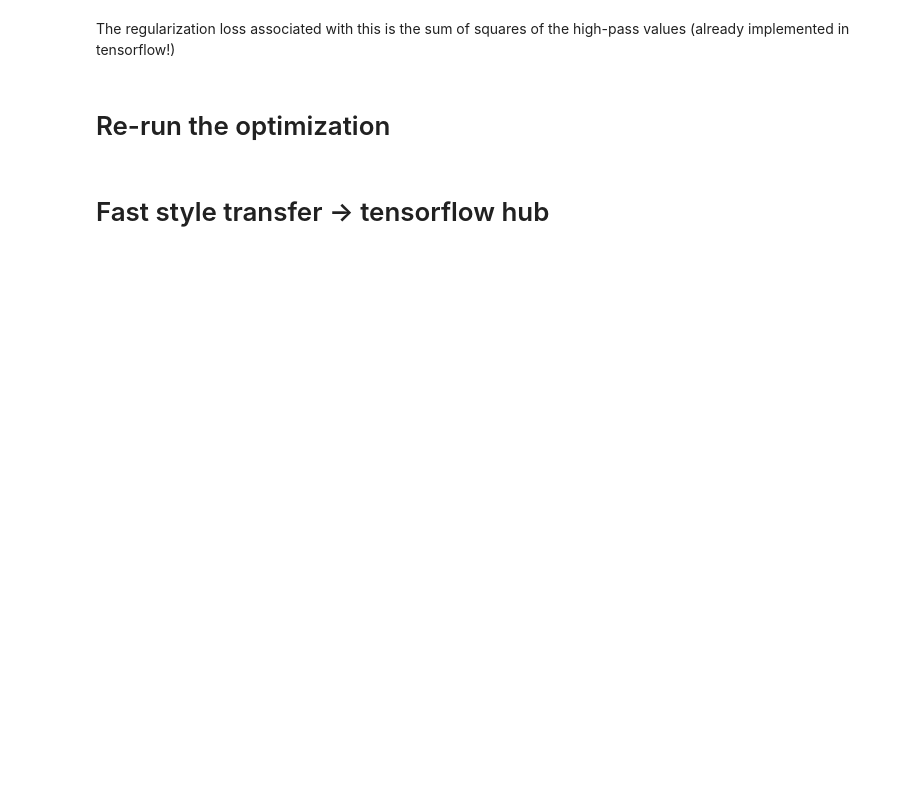
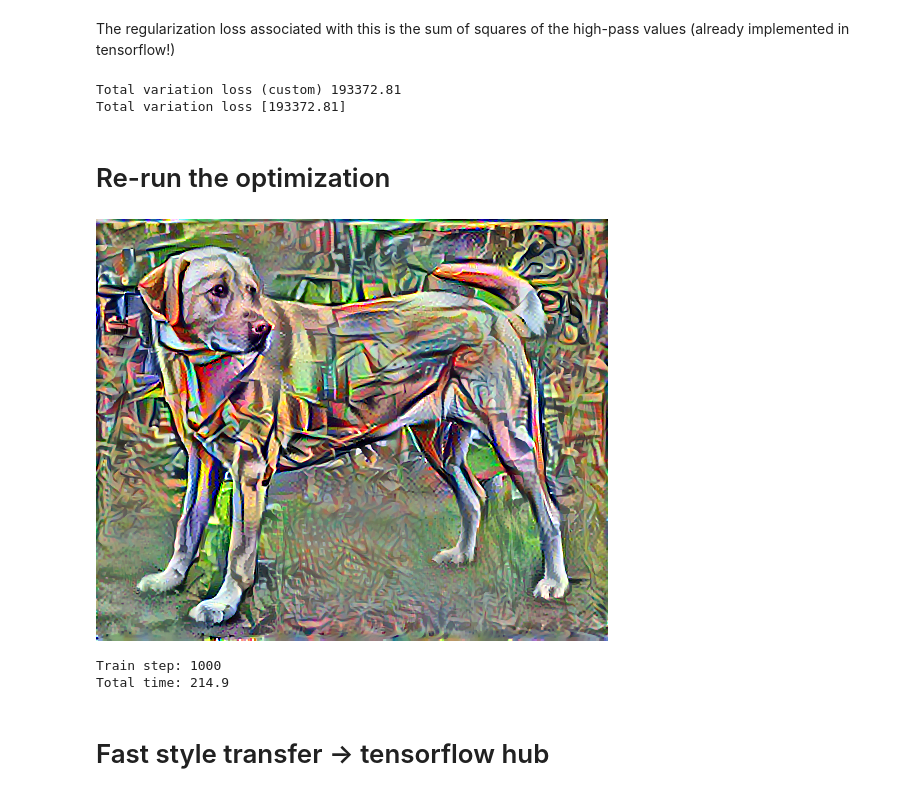
Before and after one commit to mbuccoli/creativepc2019, a Jupyter notebook: Labs/Lab6_Deep_Learning_Part_1/Neural_Style_Transfer.ipynb, the cells around one changed output. Cells and saved outputs as stored; diff of their text form; code cells hidden in the pictures; blank space fills up the shorter version.

```diff
--- a/Labs/Lab6_Deep_Learning_Part_1/Neural_Style_Transfer.ipynb
+++ b/Labs/Lab6_Deep_Learning_Part_1/Neural_Style_Transfer.ipynb
@@ -102,2 +125,8 @@ Use the intermediate layers of the model to get the content and style representa
 # %% [markdown]
 Now load a VGG19 without the classification head, and list the layer names
+# %%
+vgg = tf.keras.applications.VGG19(include_top=False, weights='imagenet')
+
+print()
+for layer in vgg.layers:
+    print(layer.name)
@@ -197,10 +271,11 @@ class StyleContentModel(tf.keras.models.Model):
 
         return {'content':content_dict, 'style':style_dict}
 # %%
-extractor = #......
+extractor = StyleContentModel(style_layers, content_layers)
 
-results = #......
-style_results = #......
+results = extractor(tf.constant(content_image))
+
+style_results = results['style']
 
 print('Styles:')
 for name, output in sorted(results['style'].items()):
@@ -321,9 +425,8 @@ imshow(clip_0_1(2*x_deltas+0.5), "Vertical Deltas: Styled")
 The regularization loss associated with this is the sum of squares of the high-pass values (already implemented in tensorflow!)
 # %%
 def total_variation_loss(image):
-  #.......
-  return #.......
-
+  x_deltas, y_deltas = high_pass_x_y(image)
+  return tf.reduce_sum(tf.abs(x_deltas)) + tf.reduce_sum(tf.abs(y_deltas))
 
 # Custom
 total_variation_loss_custom =total_variation_loss(image).numpy()
@@ -332,6 +435,9 @@ total_variation_loss =tf.image.total_variation(image).numpy()
 
 print('Total variation loss (custom)',total_variation_loss_custom)
 print('Total variation loss',total_variation_loss)
+# %% [output]
+Total variation loss (custom) 193372.81
+Total variation loss [193372.81]
 # %% [markdown]
 # Re-run the optimization
 # %%
@@ -343,28 +449,40 @@ total_variation_weight=30
 @tf.function()
 def train_step(image):
   with tf.GradientTape() as tape:
-    #......
-    #......
-    #......
+    outputs = extractor(image)
+    loss = style_content_loss(outputs)
+    loss += total_variation_weight*tf.image.total_variation(image)
+
+  grad = tape.gradient(loss, image)
+  opt.apply_gradients([(grad, image)])
+  image.assign(clip_0_1(image))
 # %%
 # Re-initialize the optimization variable:
 image = tf.Variable(content_image)
 
 # Run the optimization
 import time
 start = time.time()
 
 epochs = 10
 steps_per_epoch = 100
 
 step = 0
-
-
-#.......
-#.......
+for n in range(epochs):
+  for m in range(steps_per_epoch):
+    step += 1
+    train_step(image)
+    print(".", end='')
+  display.clear_output(wait=True)
+  display.display(tensor_to_image(image))
+  print("Train step: {}".format(step))
 
 end = time.time()
 print("Total time: {:.1f}".format(end-start))
+# %% [output]
+[figure, added]
+Train step: 1000
+Total time: 214.9
 # %% [markdown]
 # Fast style transfer -> tensorflow hub
 # %%
```
Also changed, not shown: parts of 17 cells of this notebook, 3 other files.
